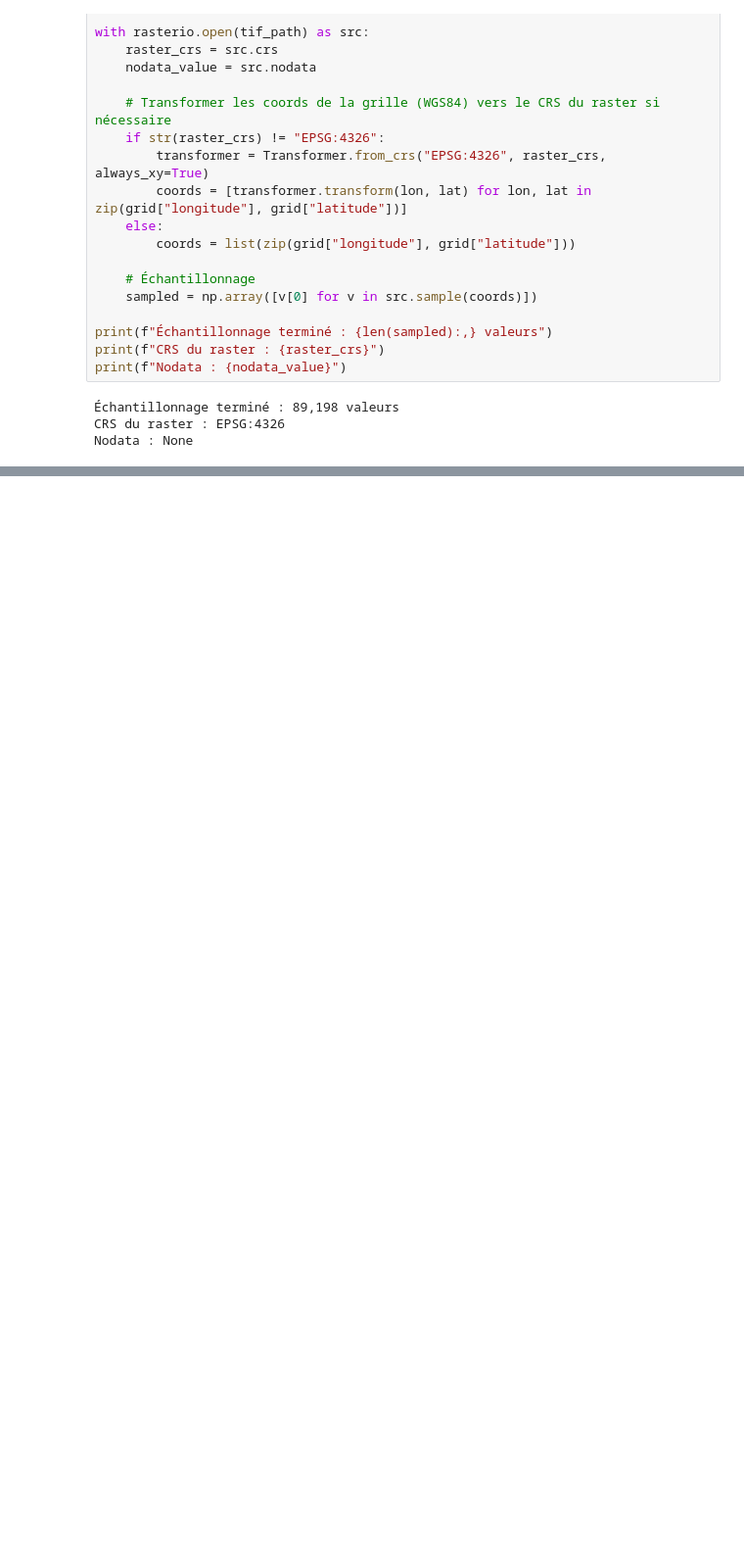
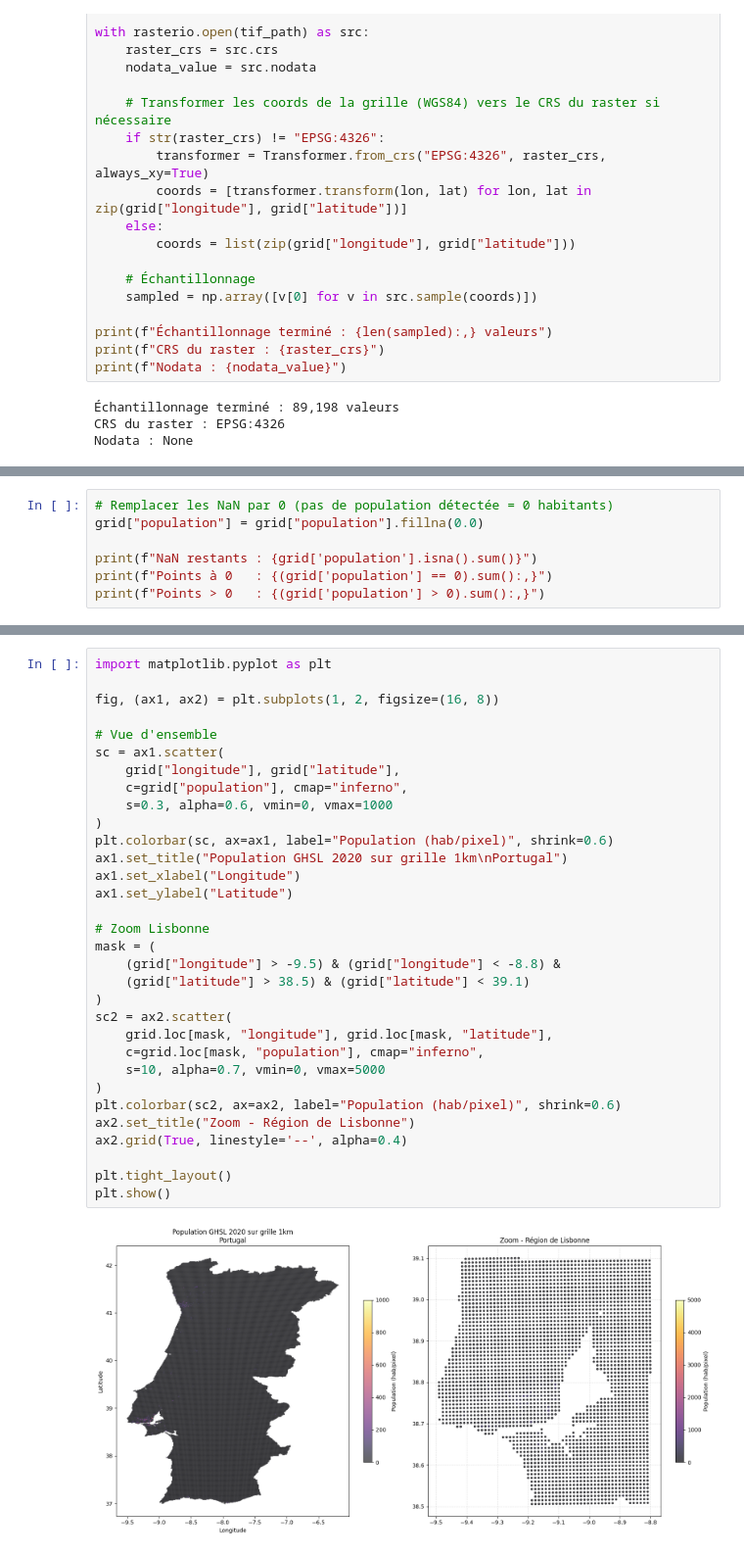
Before and after one commit to AbdelkarimElm/data-driven-wildfire-prediction-portugal, a Jupyter notebook: Grid et landcover/population/Grille_Population.ipynb, the cells around one changed output, grey strips where cells are left out. Shown at 98% size. Cells and saved outputs as stored; diff of their text form; blank space fills up the shorter version.

```diff
--- a/Grid et landcover/population/Grille_Population.ipynb
+++ b/Grid et landcover/population/Grille_Population.ipynb
@@ -45,0 +69,7 @@ Nodata : None
+# %%
+# Remplacer les NaN par 0 (pas de population détectée = 0 habitants)
+grid["population"] = grid["population"].fillna(0.0)
+
+print(f"NaN restants : {grid['population'].isna().sum()}")
+print(f"Points à 0   : {(grid['population'] == 0).sum():,}")
+print(f"Points > 0   : {(grid['population'] > 0).sum():,}")
@@ -45,0 +101,34 @@ Nodata : None
+# %%
+import matplotlib.pyplot as plt
+
+fig, (ax1, ax2) = plt.subplots(1, 2, figsize=(16, 8))
+
+# Vue d'ensemble
+sc = ax1.scatter(
+    grid["longitude"], grid["latitude"],
+    c=grid["population"], cmap="inferno",
+    s=0.3, alpha=0.6, vmin=0, vmax=1000
+)
+plt.colorbar(sc, ax=ax1, label="Population (hab/pixel)", shrink=0.6)
+ax1.set_title("Population GHSL 2020 sur grille 1km\nPortugal")
+ax1.set_xlabel("Longitude")
+ax1.set_ylabel("Latitude")
+
+# Zoom Lisbonne
+mask = (
+    (grid["longitude"] > -9.5) & (grid["longitude"] < -8.8) &
+    (grid["latitude"] > 38.5) & (grid["latitude"] < 39.1)
+)
+sc2 = ax2.scatter(
+    grid.loc[mask, "longitude"], grid.loc[mask, "latitude"],
+    c=grid.loc[mask, "population"], cmap="inferno",
+    s=10, alpha=0.7, vmin=0, vmax=5000
+)
+plt.colorbar(sc2, ax=ax2, label="Population (hab/pixel)", shrink=0.6)
+ax2.set_title("Zoom - Région de Lisbonne")
+ax2.grid(True, linestyle='--', alpha=0.4)
+
+plt.tight_layout()
+plt.show()
+# %% [output]
+[figure, added]
```
Also changed, not shown: parts of 3 cells of this notebook.
